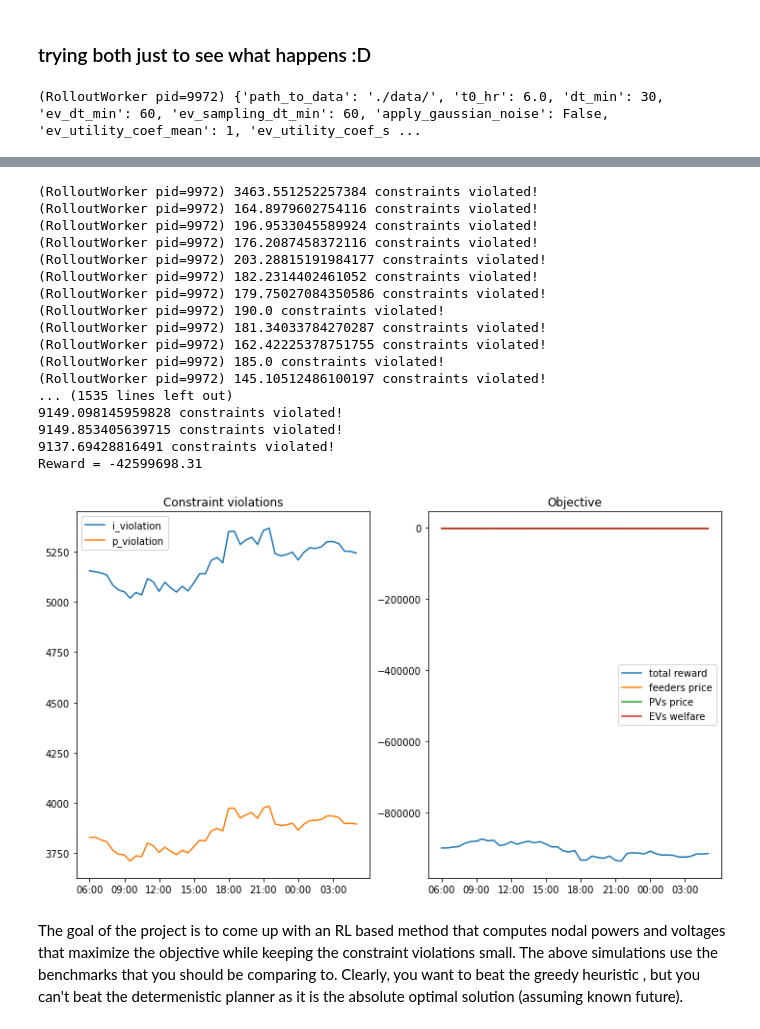
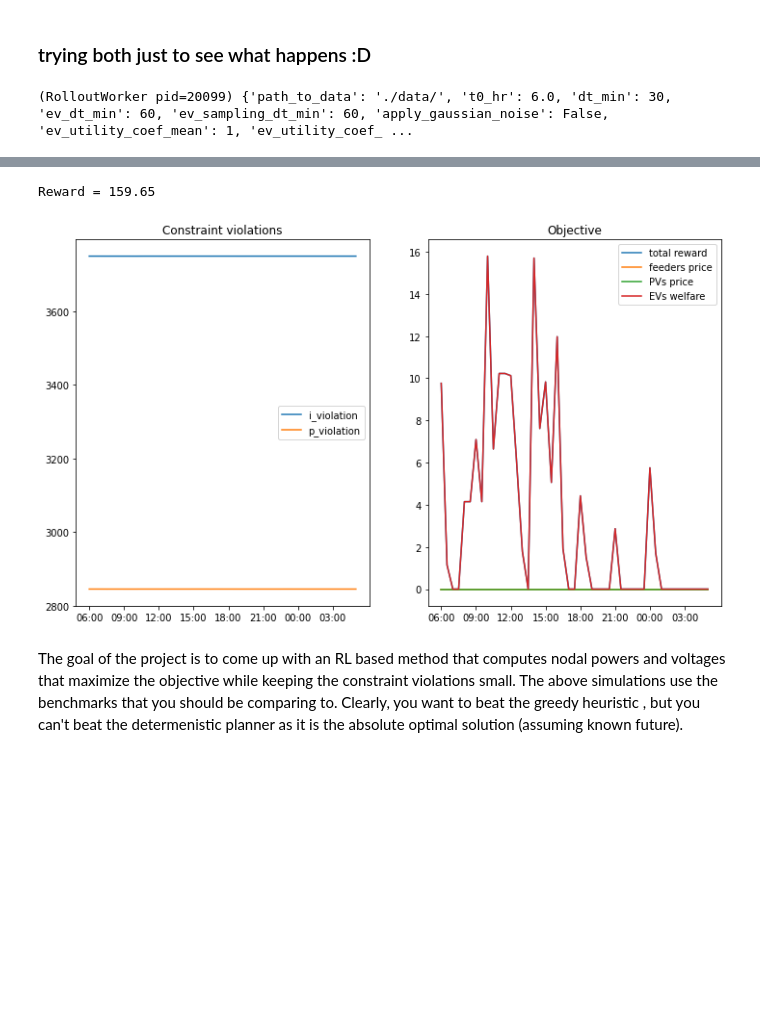
Before and after one commit to V0XNIHILI/RL-EVCP, a Jupyter notebook: Original_Sample_Run.ipynb, the cells around one changed output, grey strips where cells are left out. Cells and saved outputs as stored; diff of their text form; code cells hidden in the pictures; blank space fills up the shorter version.

```diff
--- a/Original_Sample_Run.ipynb
+++ b/Original_Sample_Run.ipynb
@@ -72,8 +72,6 @@ config = {'path_to_data': './data/',
           'i_max': 25, # Capacity of each line
           # new and improved cool config options
           'environment_type': 'normal', # normal / gym
-          'device_constraint_violation_mode': 'ignore', # ignore / reward
-          'constraint_violation_mode': 'ignore', # ignore / reward
           'epochs': 15,
           }
 # %%
@@ -230,6 +233,9 @@ trainer = ddpg.DDPGTrainer(
 )
 for _ in range(config['epochs']):
     trainer.train()
+
+config['device_constraint_violation_mode'] = 'ignore'
+config['constraint_violation_mode'] = 'ignore'
 
 np.random.seed(42)
 gym_env = create_env(config, ps_samplers_dict, ps_metadata, canopy_sampler, canopy_metadata,
@@ -272,6 +278,9 @@ trainer = ddpg.DDPGTrainer(
 )
 for _ in range(config['epochs']):
     trainer.train()
+
+config['device_constraint_violation_mode'] = 'ignore'
+config['constraint_violation_mode'] = 'ignore'
 
 np.random.seed(42)
 gym_env = create_env(config, ps_samplers_dict, ps_metadata, canopy_sampler, canopy_metadata,
@@ -321,26 +314,19 @@ config['constraint_violation_mode'] = 'reward'
 
 trainer = ddpg.DDPGTrainer(
     env="my_env",
-    # Stopping condition
-    # stop={"episode_reward_mean":200},
-
-    # Config
-    # The default DDPG specific config is used with required
-    # Options for the config are in the default DDPG config:
-    # https://docs.ray.io/en/latest/rllib/rllib-algorithms.html#ddpg
     config={
         "env": "my_env",
         "framework": "torch",
         "num_gpus":0,
         "num_workers":1,
     },
-    # checkpoint_freq=1
 )
 for _ in range(config['epochs']):
     trainer.train()
 
-# Deterministic solution solves the full planning problem using perfect knowledge of the future.
-# As expected, it receives higher reward.
+config['device_constraint_violation_mode'] = 'ignore'
+config['constraint_violation_mode'] = 'ignore'
+
 np.random.seed(42)
 gym_env = create_env(config, ps_samplers_dict, ps_metadata, canopy_sampler, canopy_metadata,
                  price_sampler, price_metadata, ev_sampler, elaadnl_metadata)
@@ -358,4 +344,4 @@ while not gym_env.done:
 print('Reward = %.2f' % total_reward)
 plot_results(env, results_list, figsize=(12, 7))
 # %% [output]
-(RolloutWorker pid=9972) {'path_to_data': './data/', 't0_hr': 6.0, 'dt_min': 30, 'ev_dt_min': 60, 'ev_sampling_dt_min': 60, 'apply_gaussian_noise': False, 'ev_utility_coef_mean': 1, 'ev_utility_coef_s ...
+(RolloutWorker pid=20099) {'path_to_data': './data/', 't0_hr': 6.0, 'dt_min': 30, 'ev_dt_min': 60, 'ev_sampling_dt_min': 60, 'apply_gaussian_noise': False, 'ev_utility_coef_mean': 1, 'ev_utility_coef_ ...
@@ -366,20 +352,4 @@ plot_results(env, results_list, figsize=(12, 7))
-(RolloutWorker pid=9972) 3463.551252257384 constraints violated!
-(RolloutWorker pid=9972) 164.8979602754116 constraints violated!
-(RolloutWorker pid=9972) 196.9533045589924 constraints violated!
-(RolloutWorker pid=9972) 176.2087458372116 constraints violated!
-(RolloutWorker pid=9972) 203.28815191984177 constraints violated!
-(RolloutWorker pid=9972) 182.2314402461052 constraints violated!
-(RolloutWorker pid=9972) 179.75027084350586 constraints violated!
-(RolloutWorker pid=9972) 190.0 constraints violated!
-(RolloutWorker pid=9972) 181.34033784270287 constraints violated!
-(RolloutWorker pid=9972) 162.42225378751755 constraints violated!
-(RolloutWorker pid=9972) 185.0 constraints violated!
-(RolloutWorker pid=9972) 145.10512486100197 constraints violated!
-... (1535 lines left out)
-9149.098145959828 constraints violated!
-9149.853405639715 constraints violated!
-9137.69428816491 constraints violated!
-Reward = -42599698.31
+Reward = 159.65
-[figure, old version]
+[figure, new version]
 # %% [markdown]
 The goal of the project is to come up with an RL based method that computes nodal powers and voltages that maximize the objective while keeping the constraint violations small.  The above simulations use the benchmarks that you should be comparing to. Clearly, you want to beat the greedy heuristic , but you can't beat the determenistic planner as it is the absolute optimal solution (assuming known future).
```
Also changed, not shown: parts of 7 cells of this notebook, 5 other files.
